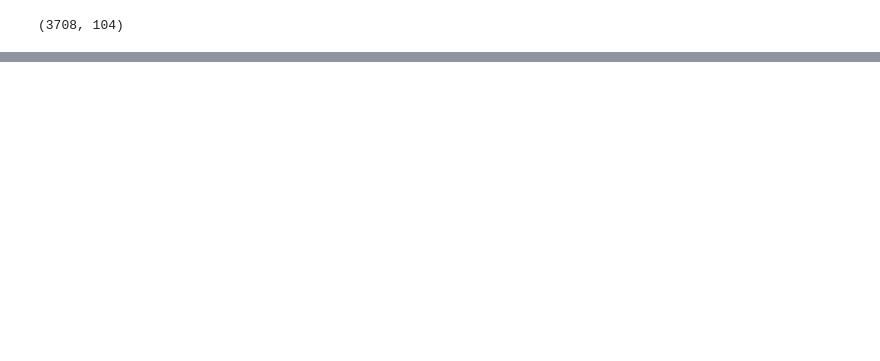
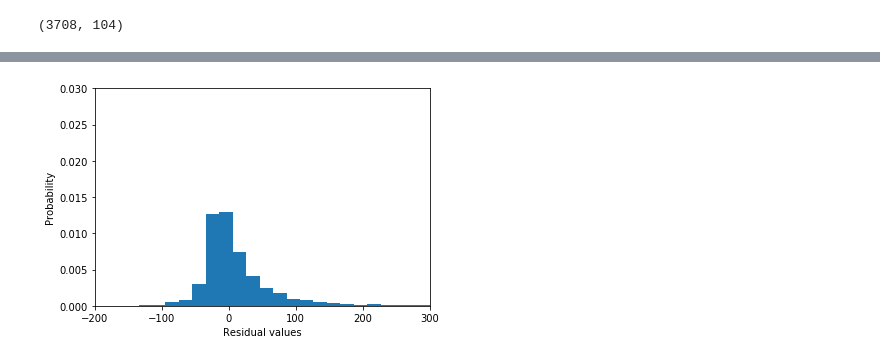
Before and after one commit to Zhenxingzhang/LearningRegression, a Jupyter notebook: CLV_Demo.ipynb, the cells around one changed output, grey strips where cells are left out. Cells and saved outputs as stored; diff of their text form; code cells hidden in the pictures; blank space fills up the shorter version.

```diff
--- a/CLV_Demo.ipynb
+++ b/CLV_Demo.ipynb
@@ -46,0 +68,4 @@ plt.show()
+# %%
+draw_residual_hist(residual)
+# %% [output]
+[figure, added]
```
Also changed, not shown: parts of 46 cells of this notebook, 2 other files.
